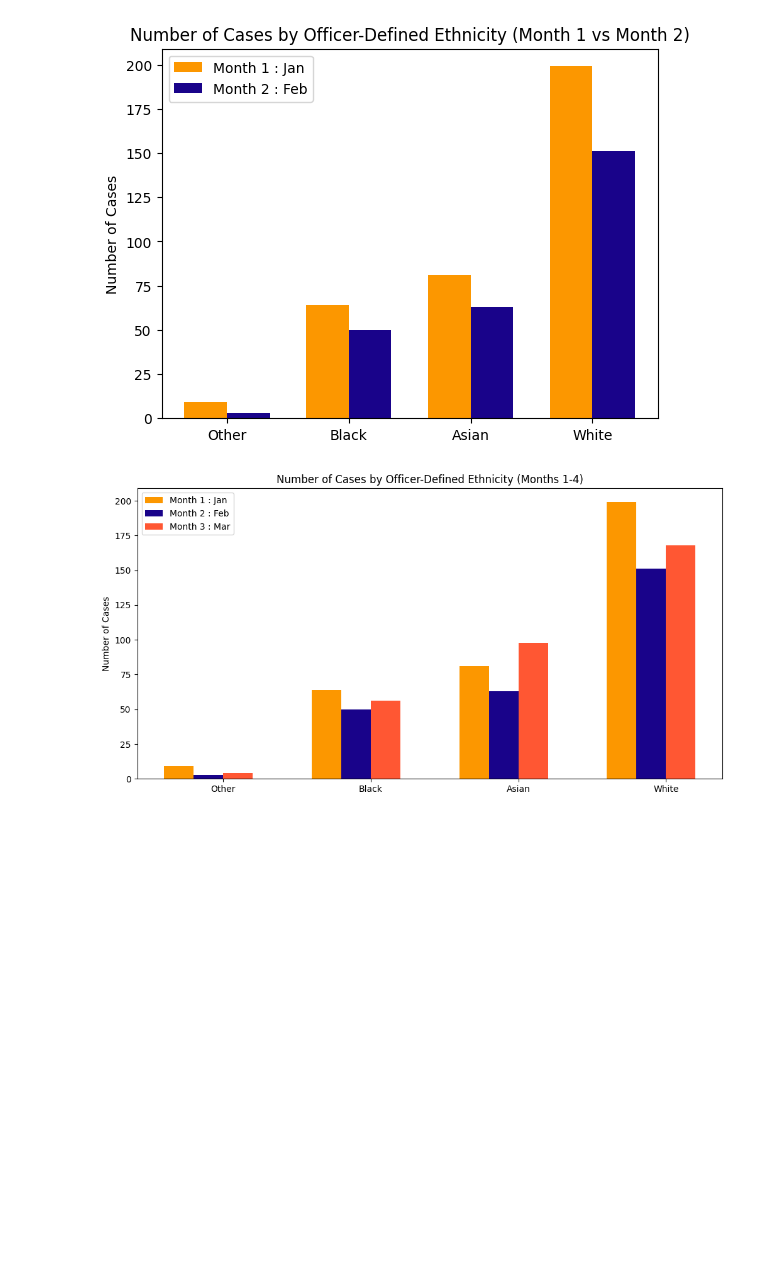
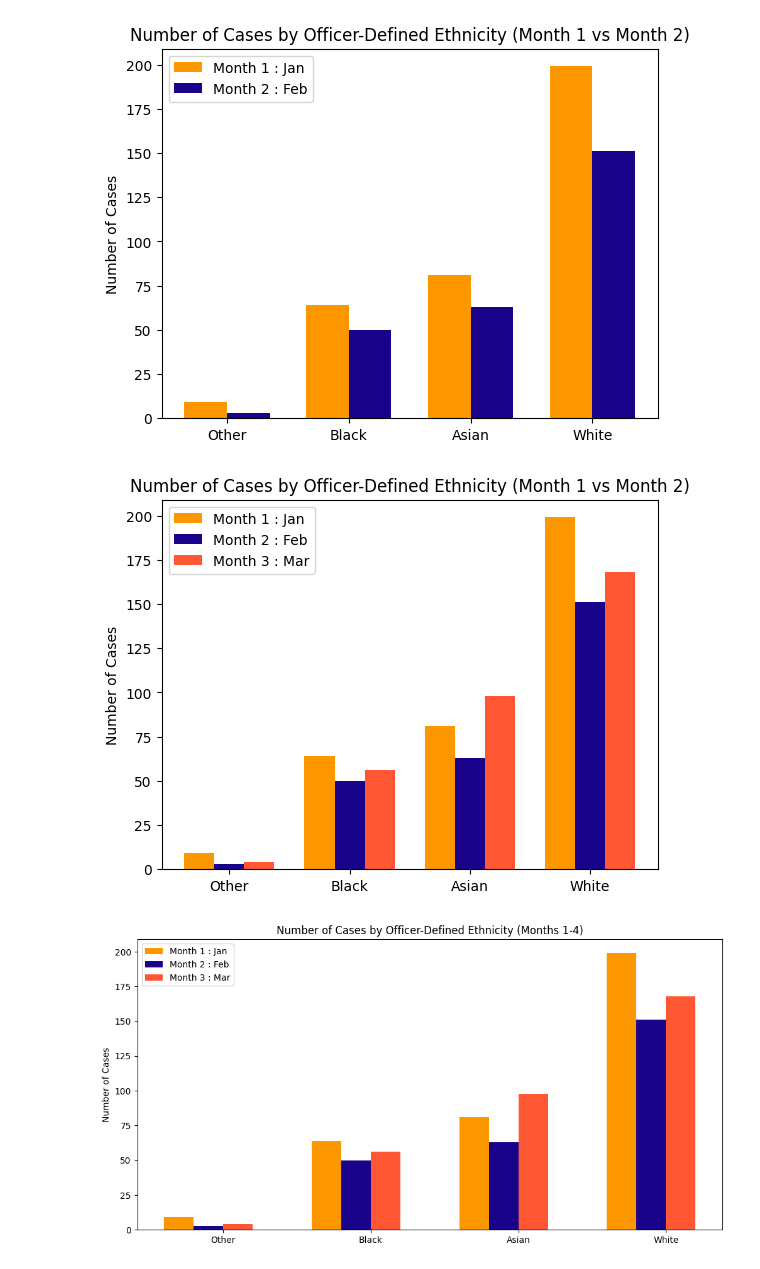
Before and after one commit to kittanaiwisetkhro/dataviz2025, a Jupyter notebook: Visualize_Data_Comparison_2025_กฤตนัย.ipynb, the cells around one changed output. Saved outputs shown, nothing was run; the diff lists cells and outputs as text; code cells hidden in the pictures; blank space fills up the shorter version.

```diff
--- a/Visualize_Data_Comparison_2025_กฤตนัย.ipynb
+++ b/Visualize_Data_Comparison_2025_กฤตนัย.ipynb
@@ -565,6 +565,25 @@ ax.set_xticklabels(compared_police_eth1['Officer-defined ethnicity'])
 ax.legend();
 # %% [output]
 [figure]
+# %%
+x = np.arange(len(labels))  # the label locations
+width = 0.25  # the width of the bars
+
+fig, ax = plt.subplots()
+rects1 = ax.bar(x - width, compared_police_eth1['Type'], width, label='Month 1 : Jan',color = '#fc9700')
+rects2 = ax.bar(x , compared_police_eth2['Type'], width, label='Month 2 : Feb',color = '#19038a')
+rects3 = ax.bar(x + width, compared_police_eth3['Type'], width, label='Month 3 : Mar',color = '#FF5733')
+
+# Add some text for labels, title and custom x-axis tick labels, etc.
+ax.set_ylabel('Number of Cases')
+ax.set_title('Number of Cases by Officer-Defined Ethnicity (Month 1 vs Month 2)')
+
+ax.set_xticks(x)
+ax.set_xticklabels(compared_police_eth1['Officer-defined ethnicity'])
+
+ax.legend();
+# %% [output]
+[figure, added]
 # %%
 import matplotlib.pyplot as plt
 import numpy as np
```
Also changed, not shown: parts of 14 cells of this notebook.
